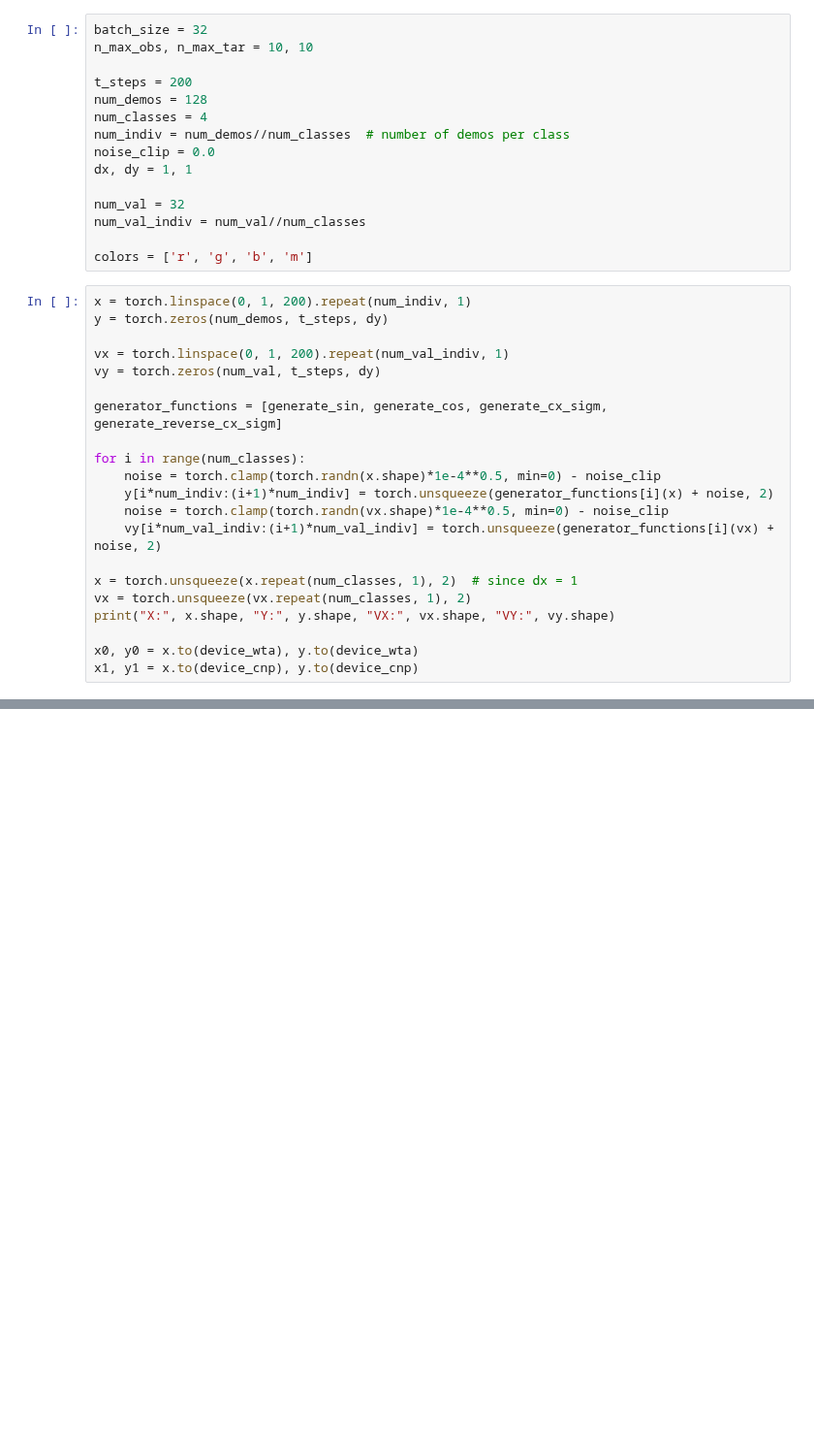
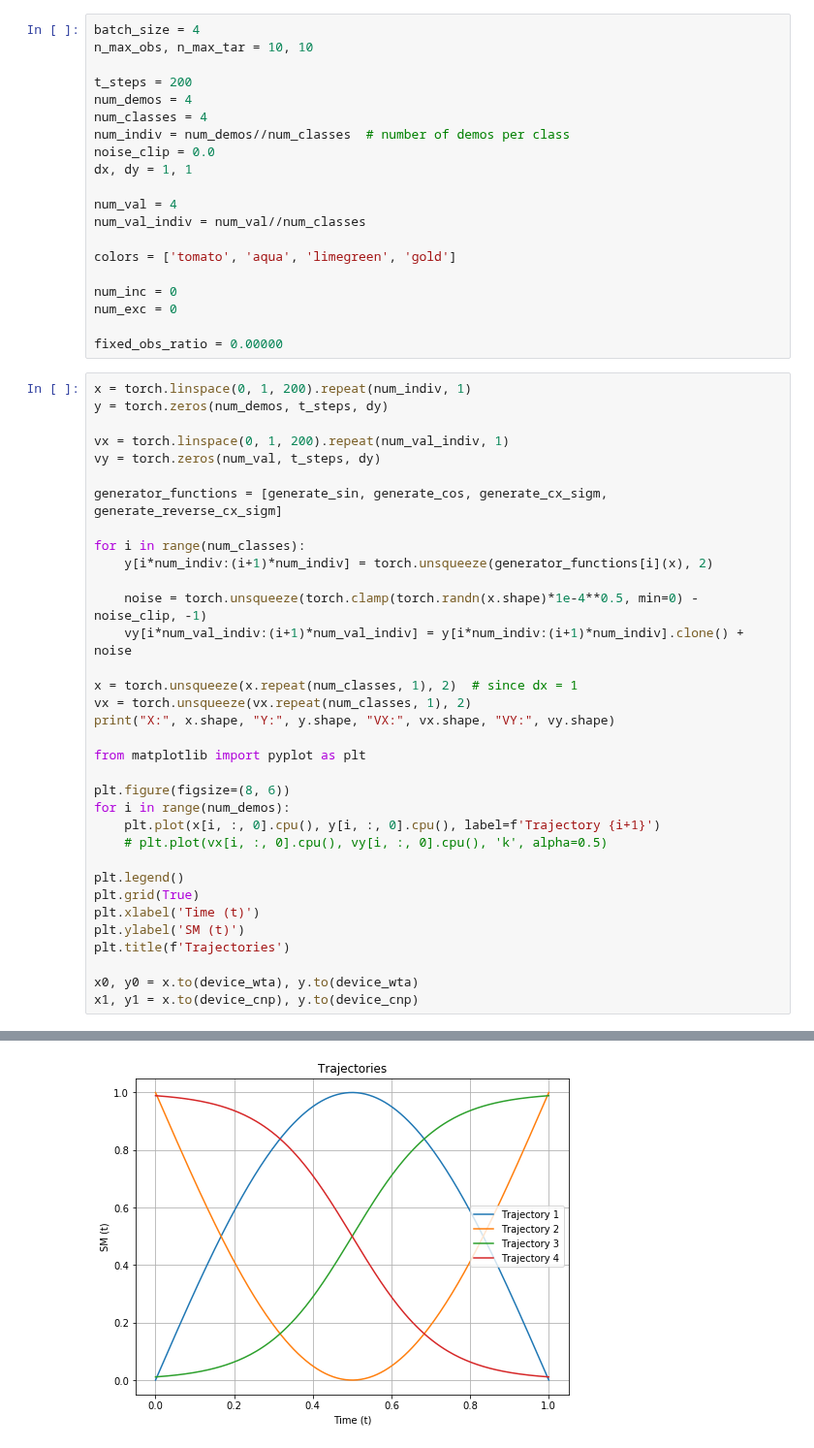
Before and after one commit to yildirimyigit/cnep, a Jupyter notebook: compare_cnp_wta.ipynb, the cells around one changed output, grey strips where cells are left out. Shown at 97% size. Cells and saved outputs as stored; diff of their text form; blank space fills up the shorter version.

```diff
--- a/compare_cnp_wta.ipynb
+++ b/compare_cnp_wta.ipynb
@@ -14,18 +34,23 @@ else:
 # %%
-batch_size = 32
+batch_size = 4
 n_max_obs, n_max_tar = 10, 10
 
 t_steps = 200
-num_demos = 128
+num_demos = 4
 num_classes = 4
 num_indiv = num_demos//num_classes  # number of demos per class
 noise_clip = 0.0
 dx, dy = 1, 1
 
-num_val = 32
+num_val = 4
 num_val_indiv = num_val//num_classes
 
-colors = ['r', 'g', 'b', 'm']
+colors = ['tomato', 'aqua', 'limegreen', 'gold']
+
+num_inc = 0
+num_exc = 0
+
+fixed_obs_ratio = 0.00000
 # %%
 x = torch.linspace(0, 1, 200).repeat(num_indiv, 1)
 y = torch.zeros(num_demos, t_steps, dy)
@@ -36,15 +61,28 @@ vy = torch.zeros(num_val, t_steps, dy)
 generator_functions = [generate_sin, generate_cos, generate_cx_sigm, generate_reverse_cx_sigm]
 
 for i in range(num_classes):
-    noise = torch.clamp(torch.randn(x.shape)*1e-4**0.5, min=0) - noise_clip
-    y[i*num_indiv:(i+1)*num_indiv] = torch.unsqueeze(generator_functions[i](x) + noise, 2)
-    noise = torch.clamp(torch.randn(vx.shape)*1e-4**0.5, min=0) - noise_clip
-    vy[i*num_val_indiv:(i+1)*num_val_indiv] = torch.unsqueeze(generator_functions[i](vx) + noise, 2)
+    y[i*num_indiv:(i+1)*num_indiv] = torch.unsqueeze(generator_functions[i](x), 2)
+
+    noise = torch.unsqueeze(torch.clamp(torch.randn(x.shape)*1e-4**0.5, min=0) - noise_clip, -1)
+    vy[i*num_val_indiv:(i+1)*num_val_indiv] = y[i*num_indiv:(i+1)*num_indiv].clone() + noise
 
 x = torch.unsqueeze(x.repeat(num_classes, 1), 2)  # since dx = 1
 vx = torch.unsqueeze(vx.repeat(num_classes, 1), 2)
 print("X:", x.shape, "Y:", y.shape, "VX:", vx.shape, "VY:", vy.shape)
 
+from matplotlib import pyplot as plt
+
+plt.figure(figsize=(8, 6))
+for i in range(num_demos):
+    plt.plot(x[i, :, 0].cpu(), y[i, :, 0].cpu(), label=f'Trajectory {i+1}')
+    # plt.plot(vx[i, :, 0].cpu(), vy[i, :, 0].cpu(), 'k', alpha=0.5)
+
+plt.legend()
+plt.grid(True)
+plt.xlabel('Time (t)')
+plt.ylabel('SM (t)')
+plt.title(f'Trajectories')
+
 x0, y0 = x.to(device_wta), y.to(device_wta)
 x1, y1 = x.to(device_cnp), y.to(device_cnp)
 # %% [output]
@@ -51,0 +90 @@ X: torch.Size([128, 200, 1]) Y: torch.Size([128, 200, 1]) VX: torch.Size([32, 20
+[figure, added]
```
Also changed, not shown: parts of 10 cells of this notebook.
